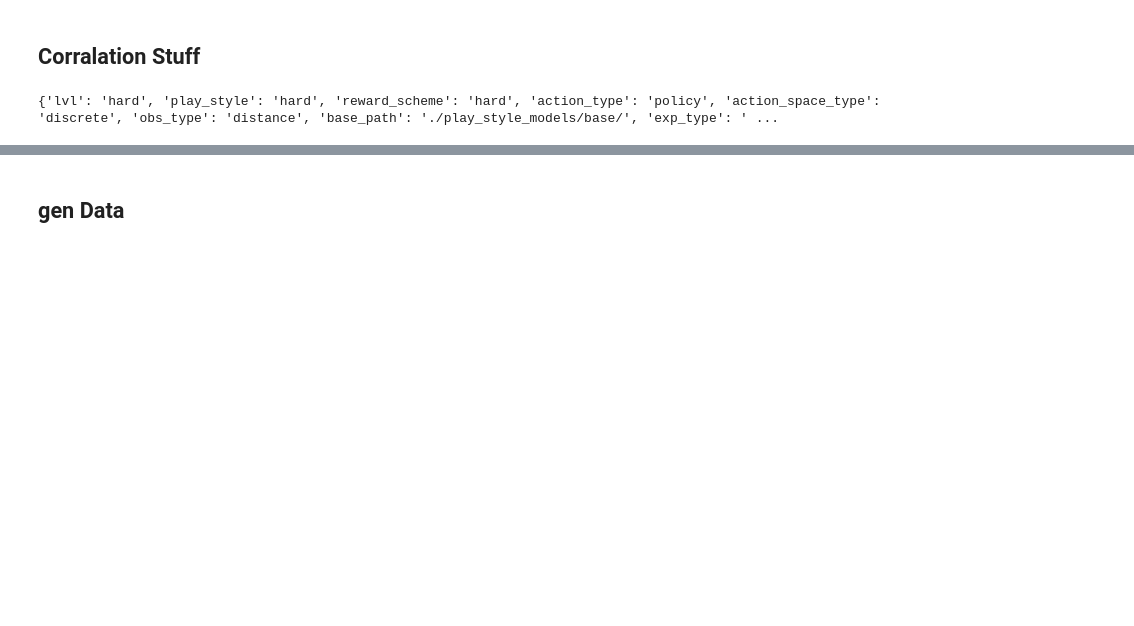
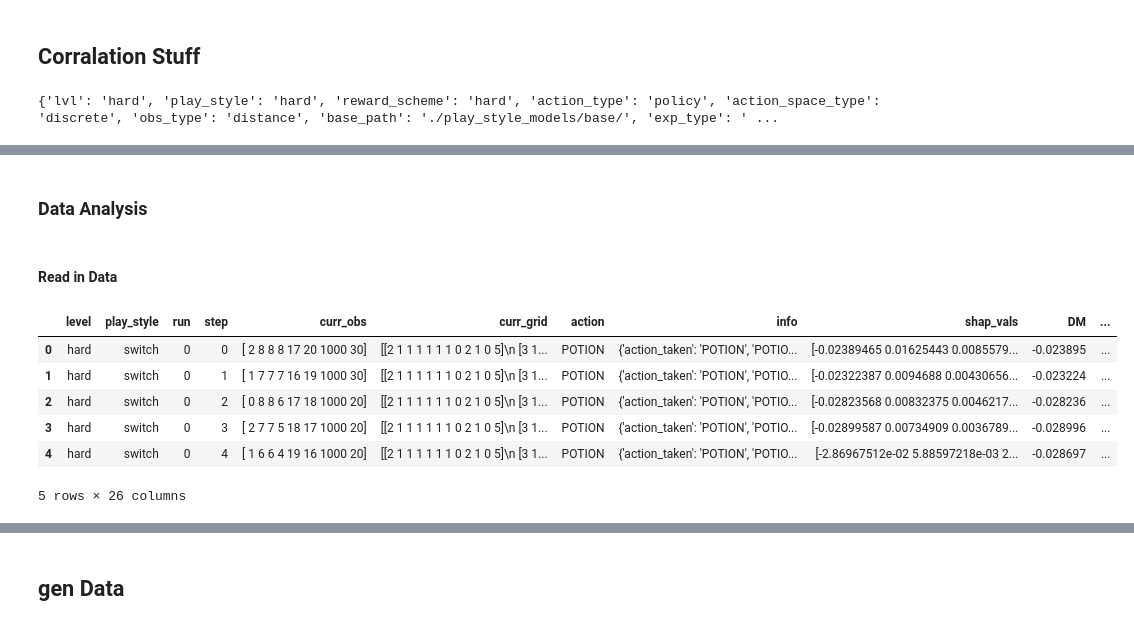
Before and after one commit to AlexVogt1/gym-md, a Jupyter notebook: pipeline_v2.ipynb, the cells around one changed output, grey strips where cells are left out. Cells and saved outputs as stored; diff of their text form; code cells hidden in the pictures; blank space fills up the shorter version.

```diff
--- a/pipeline_v2.ipynb
+++ b/pipeline_v2.ipynb
@@ -493,0 +553,15 @@ Name: count, dtype: int64
+# %% [markdown]
+### Data Analysis
+# %% [markdown]
+#### Read in Data
+# %%
+shap_df = pd.read_csv('data/shap_data.csv')
+shap_df.head()
+# %% [output]
+|  | level | play_style | run | step | curr_obs | curr_grid | action | info | shap_vals | DM | ... |
+| 0 | hard | switch | 0 | 0 | [ 2 8 8 8 17 20 1000 30] | [[2 1 1 1 1 1 1 0 2 1 0 5]\n [3 1... | POTION | {'action_taken': 'POTION', 'POTIO... | [-0.02389465 0.01625443 0.0085579... | -0.023895 | ... |
+| 1 | hard | switch | 0 | 1 | [ 1 7 7 7 16 19 1000 30] | [[2 1 1 1 1 1 1 0 2 1 0 5]\n [3 1... | POTION | {'action_taken': 'POTION', 'POTIO... | [-0.02322387 0.0094688 0.00430656... | -0.023224 | ... |
+| 2 | hard | switch | 0 | 2 | [ 0 8 8 6 17 18 1000 20] | [[2 1 1 1 1 1 1 0 2 1 0 5]\n [3 1... | POTION | {'action_taken': 'POTION', 'POTIO... | [-0.02823568 0.00832375 0.0046217... | -0.028236 | ... |
+| 3 | hard | switch | 0 | 3 | [ 2 7 7 5 18 17 1000 20] | [[2 1 1 1 1 1 1 0 2 1 0 5]\n [3 1... | POTION | {'action_taken': 'POTION', 'POTIO... | [-0.02899587 0.00734909 0.0036789... | -0.028996 | ... |
+| 4 | hard | switch | 0 | 4 | [ 1 6 6 4 19 16 1000 20] | [[2 1 1 1 1 1 1 0 2 1 0 5]\n [3 1... | POTION | {'action_taken': 'POTION', 'POTIO... | [-2.86967512e-02 5.88597218e-03 2... | -0.028697 | ... |
+5 rows × 26 columns
```
Also changed, not shown: parts of 26 cells of this notebook, 16 other files.
